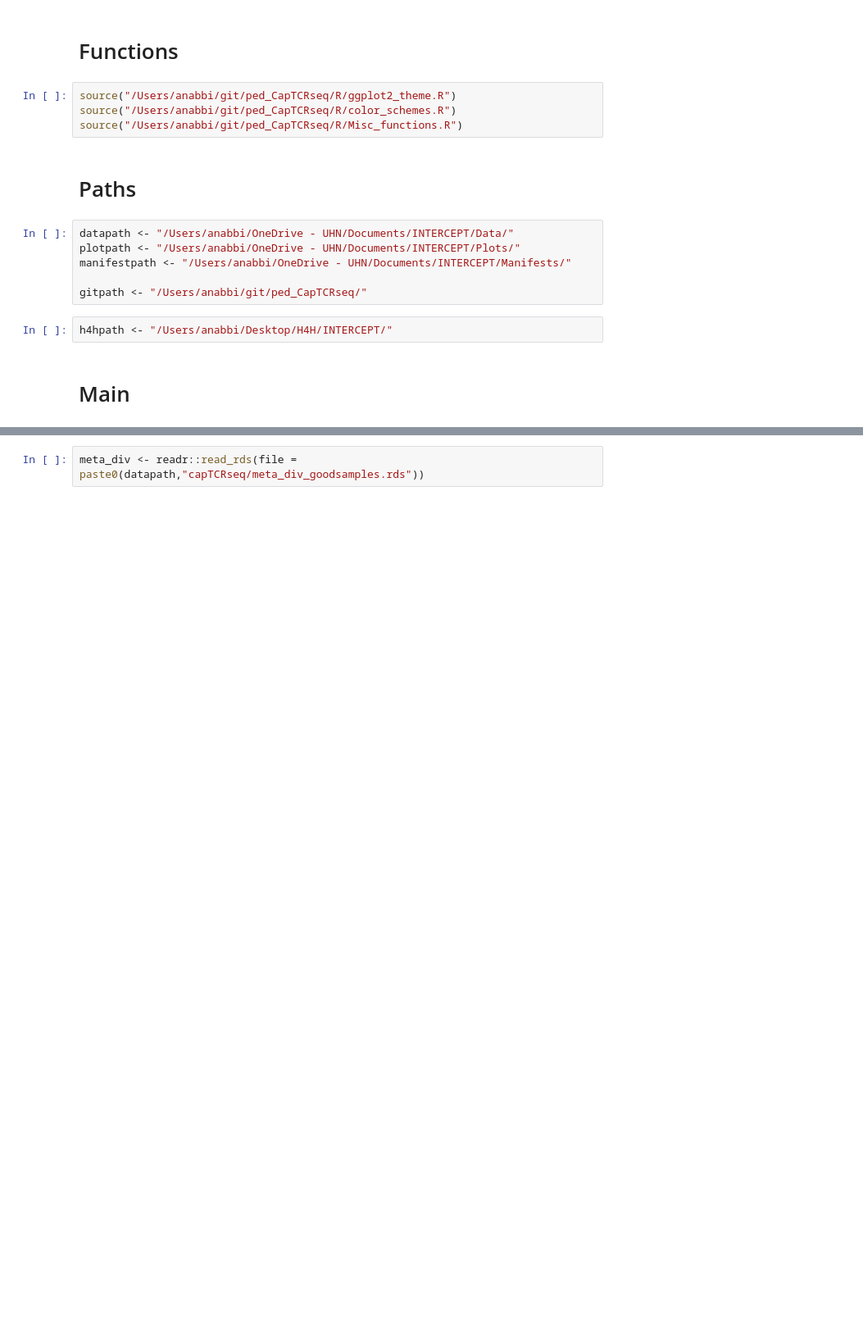
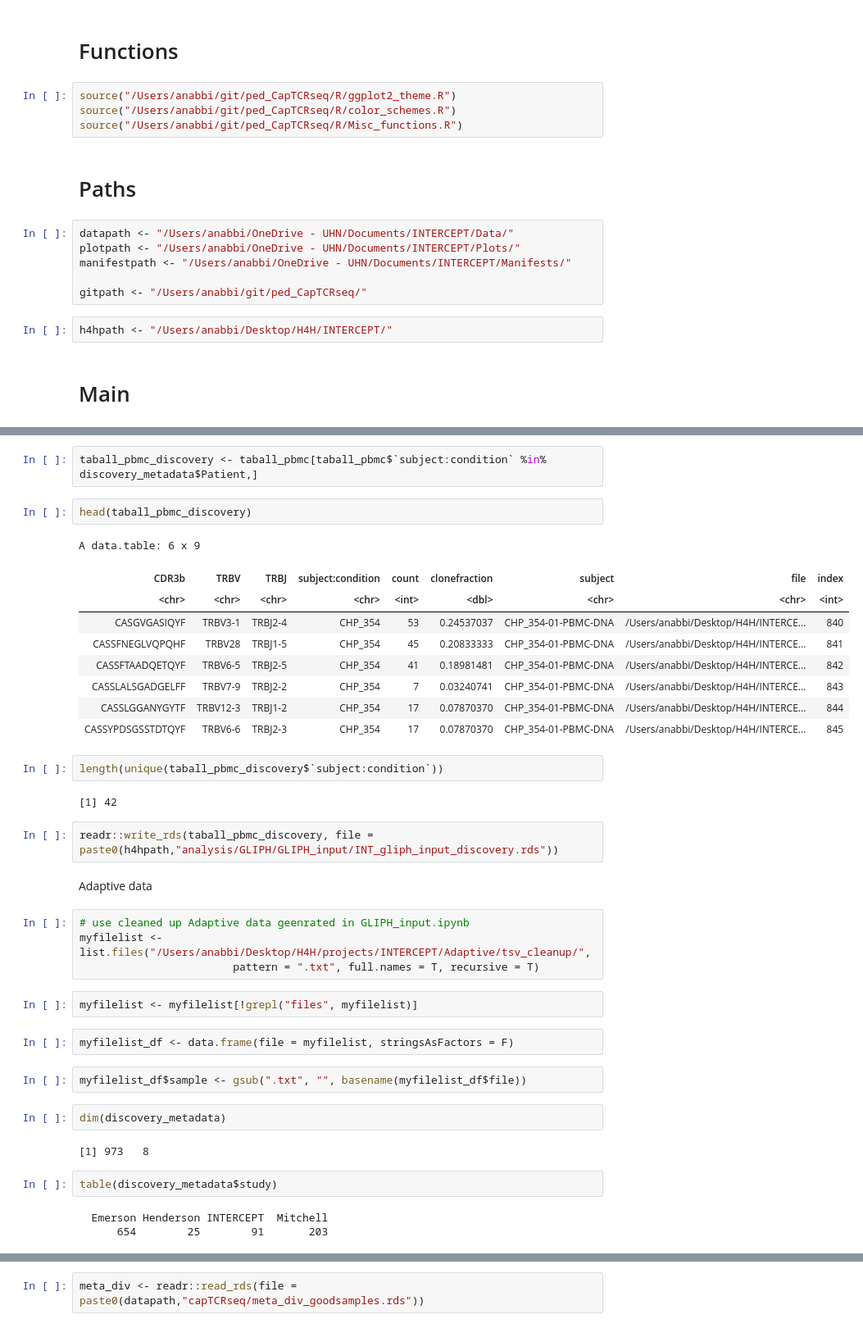
Before and after one commit to pughlab/ped_CapTCRseq, a Jupyter notebook: notebooks/13_GLIPHinput_sampling.ipynb, the cells around one changed output, grey strips where cells are left out. Shown at 82% size. Cells and saved outputs as stored; diff of their text form; blank space fills up the shorter version.

```diff
--- a/notebooks/13_GLIPHinput_sampling.ipynb
+++ b/notebooks/13_GLIPHinput_sampling.ipynb
@@ -22,0 +86,41 @@ h4hpath <- "/Users/anabbi/Desktop/H4H/INTERCEPT/"
+# %%
+taball_pbmc_discovery <- taball_pbmc[taball_pbmc$`subject:condition` %in% discovery_metadata$Patient,]
+# %%
+head(taball_pbmc_discovery)
+# %% [output]
+A data.table: 6 x 9
+| CDR3b | TRBV | TRBJ | subject:condition | count | clonefraction | subject | file | index |
+| <chr> | <chr> | <chr> | <chr> | <int> | <dbl> | <chr> | <chr> | <int> |
+| CASGVGASIQYF | TRBV3-1 | TRBJ2-4 | CHP_354 | 53 | 0.24537037 | CHP_354-01-PBMC-DNA | /Users/anabbi/Desktop/H4H/INTERCE... | 840 |
+| CASSFNEGLVQPQHF | TRBV28 | TRBJ1-5 | CHP_354 | 45 | 0.20833333 | CHP_354-01-PBMC-DNA | /Users/anabbi/Desktop/H4H/INTERCE... | 841 |
+| CASSFTAADQETQYF | TRBV6-5 | TRBJ2-5 | CHP_354 | 41 | 0.18981481 | CHP_354-01-PBMC-DNA | /Users/anabbi/Desktop/H4H/INTERCE... | 842 |
+| CASSLALSGADGELFF | TRBV7-9 | TRBJ2-2 | CHP_354 | 7 | 0.03240741 | CHP_354-01-PBMC-DNA | /Users/anabbi/Desktop/H4H/INTERCE... | 843 |
+| CASSLGGANYGYTF | TRBV12-3 | TRBJ1-2 | CHP_354 | 17 | 0.07870370 | CHP_354-01-PBMC-DNA | /Users/anabbi/Desktop/H4H/INTERCE... | 844 |
+| CASSYPDSGSSTDTQYF | TRBV6-6 | TRBJ2-3 | CHP_354 | 17 | 0.07870370 | CHP_354-01-PBMC-DNA | /Users/anabbi/Desktop/H4H/INTERCE... | 845 |
+# %%
+length(unique(taball_pbmc_discovery$`subject:condition`))
+# %% [output]
+[1] 42
+# %%
+readr::write_rds(taball_pbmc_discovery, file = paste0(h4hpath,"analysis/GLIPH/GLIPH_input/INT_gliph_input_discovery.rds"))
+# %% [markdown]
+Adaptive data
+# %%
+# use cleaned up Adaptive data geenrated in GLIPH_input.ipynb
+myfilelist <- list.files("/Users/anabbi/Desktop/H4H/projects/INTERCEPT/Adaptive/tsv_cleanup/",
+                        pattern = ".txt", full.names = T, recursive = T)
+# %%
+myfilelist <- myfilelist[!grepl("files", myfilelist)]
+# %%
+myfilelist_df <- data.frame(file = myfilelist, stringsAsFactors = F)
+# %%
+myfilelist_df$sample <- gsub(".txt", "", basename(myfilelist_df$file))
+# %%
+dim(discovery_metadata)
+# %% [output]
+[1] 973   8
+# %%
+table(discovery_metadata$study)
+# %% [output]
+  Emerson Henderson INTERCEPT  Mitchell
+      654        25        91       203
```
Also changed, not shown: parts of 43 cells of this notebook.
